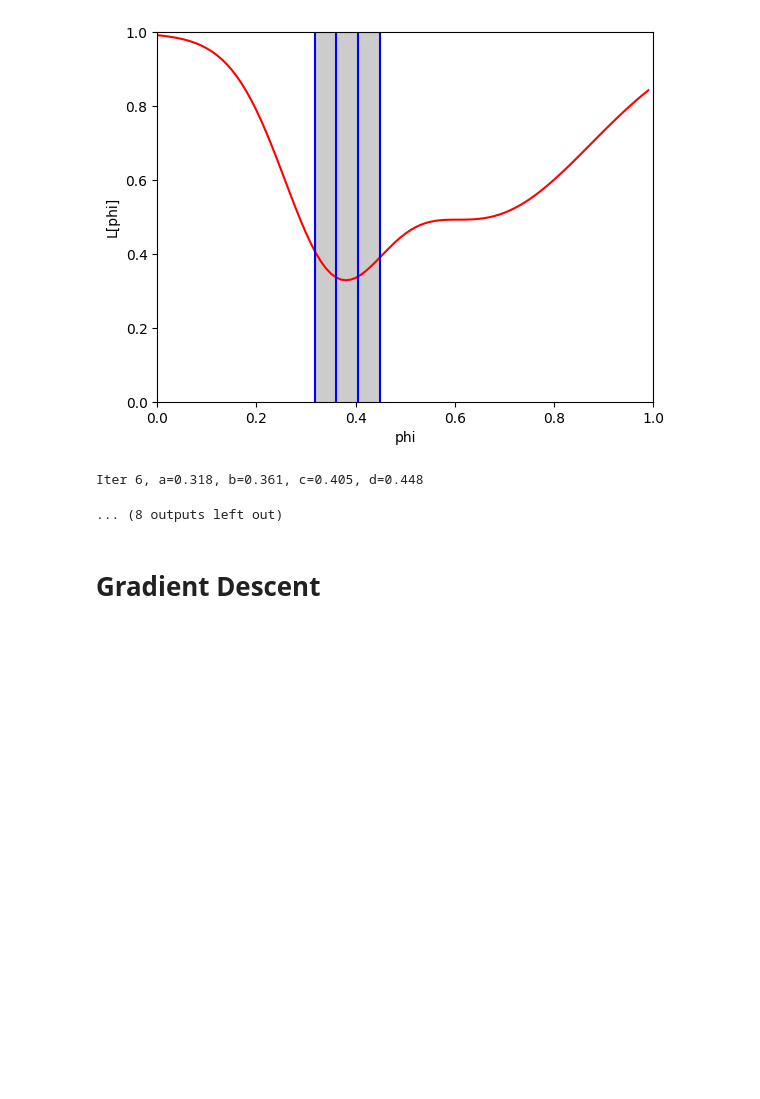
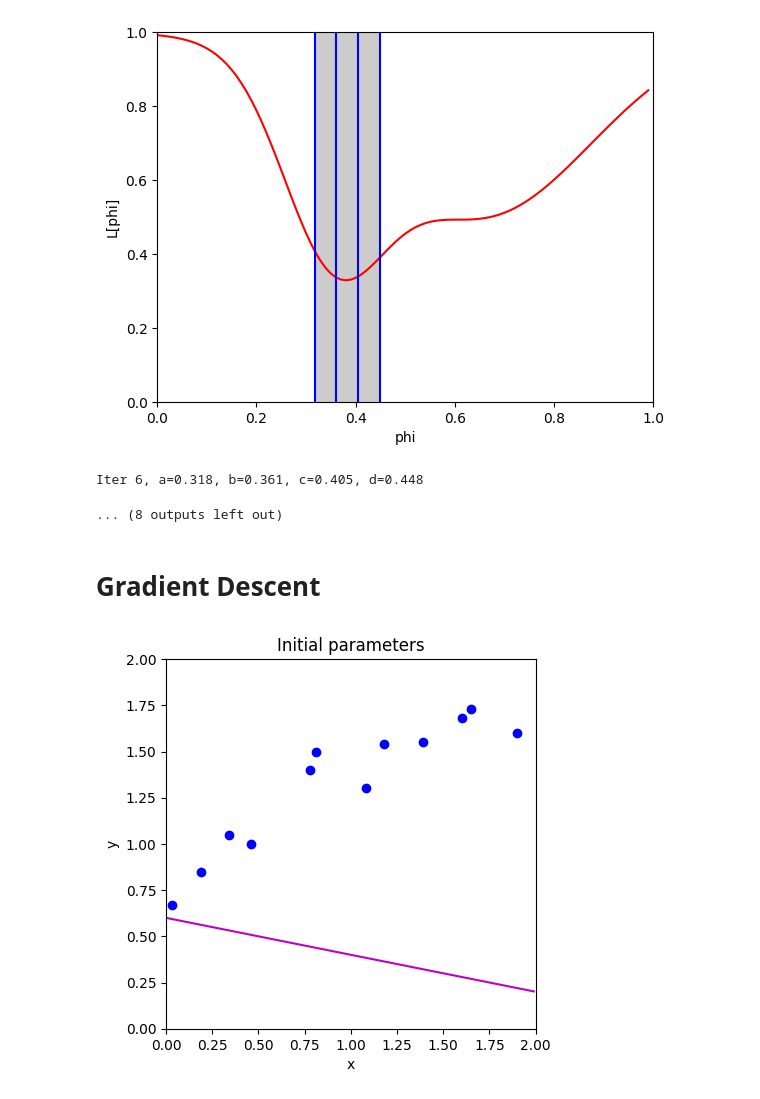
Before and after one commit to Saransh-Basu-01/Understanding-Deep-learning-, a Jupyter notebook: Chapter_6_Fitting_Models.ipynb, the cells around one changed output. Drawn from its saved outputs; the diff is of its cells as text; code cells hidden in the pictures; blank space fills up the shorter version.

```diff
--- a/Chapter_6_Fitting_Models.ipynb
+++ b/Chapter_6_Fitting_Models.ipynb
@@ -139,3 +139,10 @@ def draw_model(data,model,phi,title=None):
   if title is not None:
     ax.set_title(title)
   plt.show()
+# %%
+phi = np.zeros((2,1))
+phi[0] = 0.6      # Intercept
+phi[1] = -0.2      # Slope
+draw_model(data,model,phi, "Initial parameters")
+# %% [output]
+[figure, added]
```
Also changed, not shown: parts of 4 cells of this notebook.
